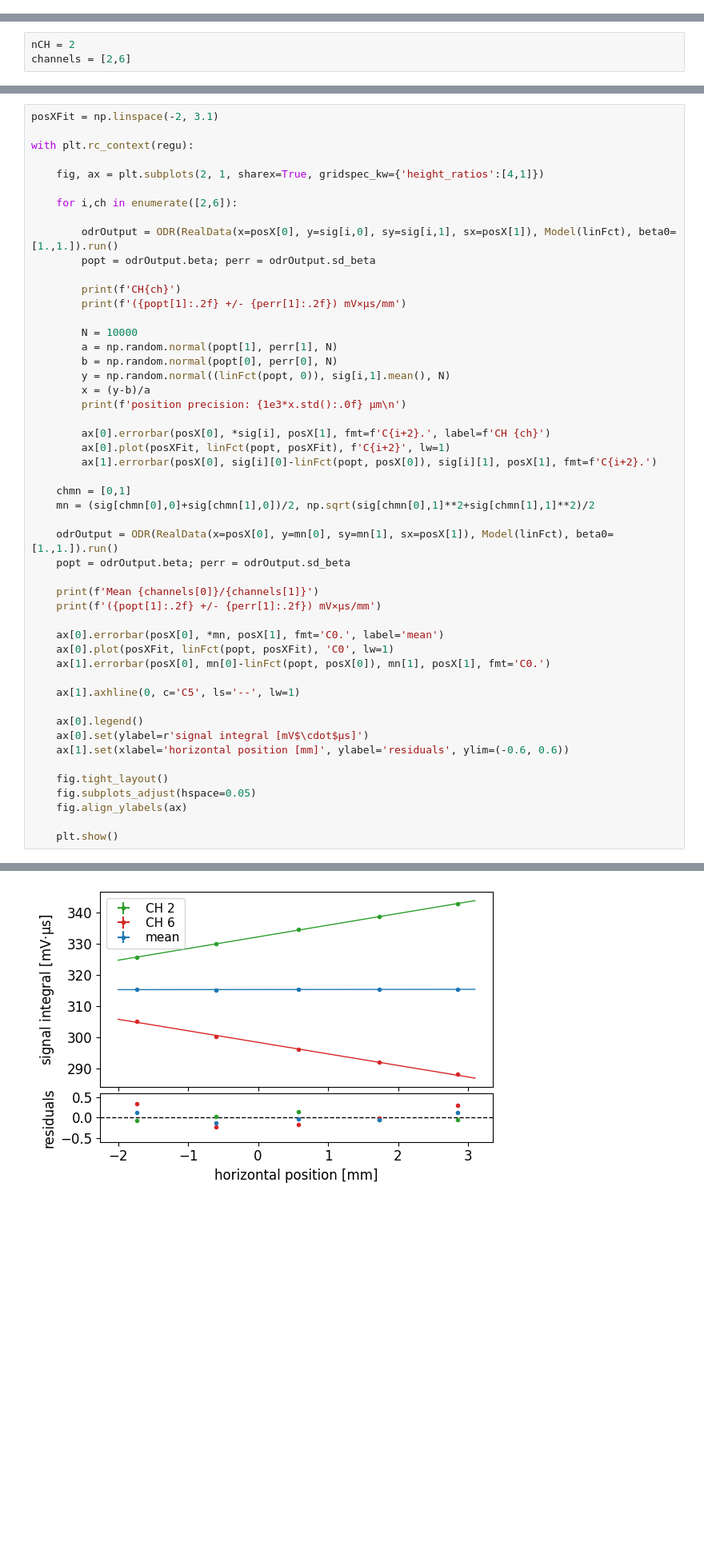
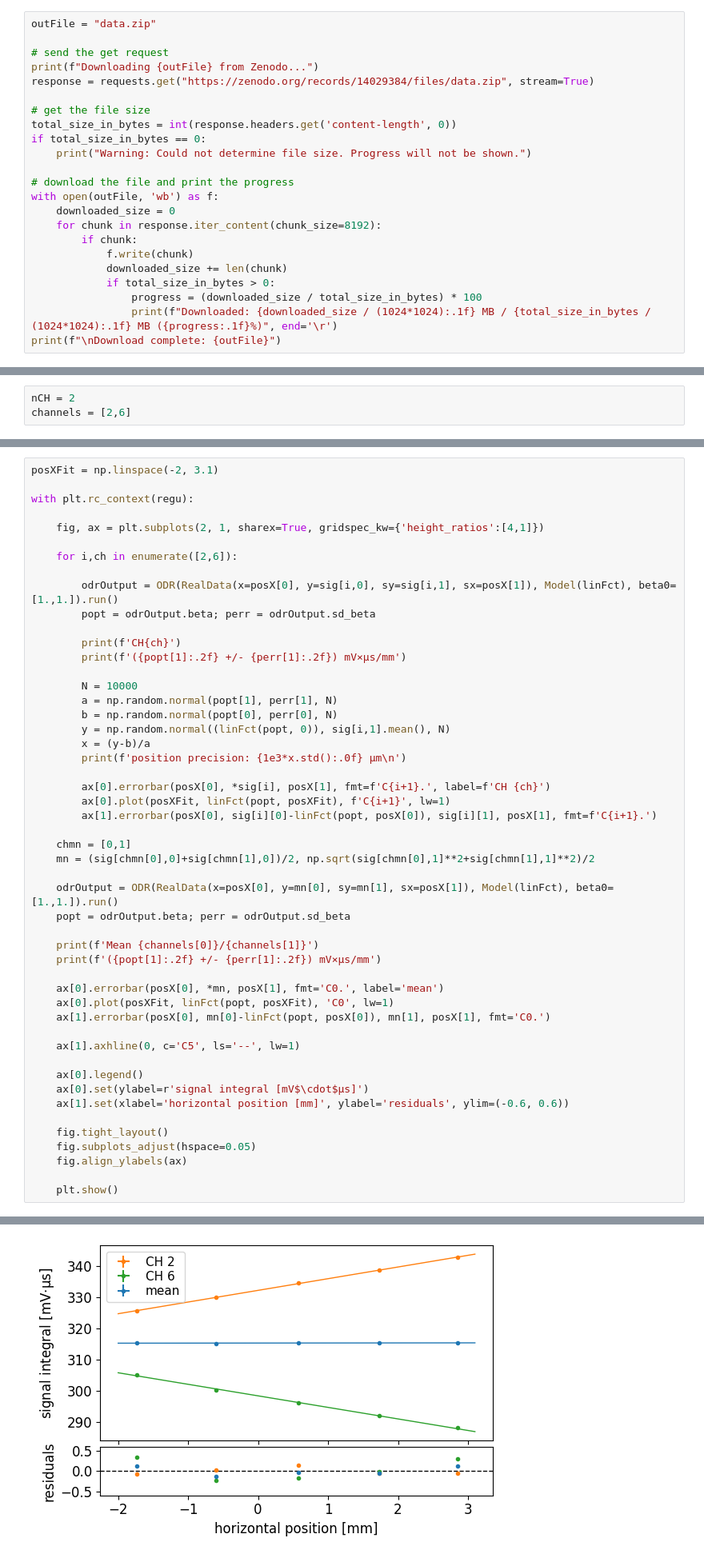
Before and after one commit to ivoschulthess/dumpLeakageCalorimeter, a Jupyter notebook: analysis.ipynb, the cells around one changed output, grey strips where cells are left out. Shown: that part at 80% size. Drawn from its saved outputs; the diff is of its cells as text; blank space fills up the shorter version.

Commit message:
various updates, including the download of raw data

```diff
--- a/analysis.ipynb
+++ b/analysis.ipynb
@@ -25,0 +29,23 @@ def chargeFct (p, x):
+# %%
+outFile = "data.zip"
+
+# send the get request
+print(f"Downloading {outFile} from Zenodo...")
+response = requests.get("https://zenodo.org/records/14029384/files/data.zip", stream=True)
+
+# get the file size
+total_size_in_bytes = int(response.headers.get('content-length', 0))
+if total_size_in_bytes == 0:
+    print("Warning: Could not determine file size. Progress will not be shown.")
+
+# download the file and print the progress
+with open(outFile, 'wb') as f:
+    downloaded_size = 0
+    for chunk in response.iter_content(chunk_size=8192):
+        if chunk:
+            f.write(chunk)
+            downloaded_size += len(chunk)
+            if total_size_in_bytes > 0:
+                progress = (downloaded_size / total_size_in_bytes) * 100
+                print(f"Downloaded: {downloaded_size / (1024*1024):.1f} MB / {total_size_in_bytes / (1024*1024):.1f} MB ({progress:.1f}%)", end='\r')
+print(f"\nDownload complete: {outFile}")
@@ -135,9 +179,9 @@ with plt.rc_context(regu):
         x = (y-b)/a
         print(f'position precision: {1e3*x.std():.0f} µm\n')
 
-        ax[0].errorbar(posX[0], *sig[i], posX[1], fmt=f'C{i+2}.', label=f'CH {ch}')
-        ax[0].plot(posXFit, linFct(popt, posXFit), f'C{i+2}', lw=1)
-        ax[1].errorbar(posX[0], sig[i][0]-linFct(popt, posX[0]), sig[i][1], posX[1], fmt=f'C{i+2}.')
+        ax[0].errorbar(posX[0], *sig[i], posX[1], fmt=f'C{i+1}.', label=f'CH {ch}')
+        ax[0].plot(posXFit, linFct(popt, posXFit), f'C{i+1}', lw=1)
+        ax[1].errorbar(posX[0], sig[i][0]-linFct(popt, posX[0]), sig[i][1], posX[1], fmt=f'C{i+1}.')
 
     chmn = [0,1]
     mn = (sig[chmn[0],0]+sig[chmn[1],0])/2, np.sqrt(sig[chmn[0],1]**2+sig[chmn[1],1]**2)/2
@@ -170,11 +214,11 @@ position precision: 15 µm
 
 CH6
 (-3.69 +/- 0.09) mV×µs/mm
 position precision: 39 µm
 
 Mean 2/6
 (0.02 +/- 0.04) mV×µs/mm
-[figure, old version]
+[figure, new version]
 # %% [markdown]
 ## Charge Calibration
 # %%
```
Also changed, not shown: parts of 10 cells of this notebook, 4 other files.
